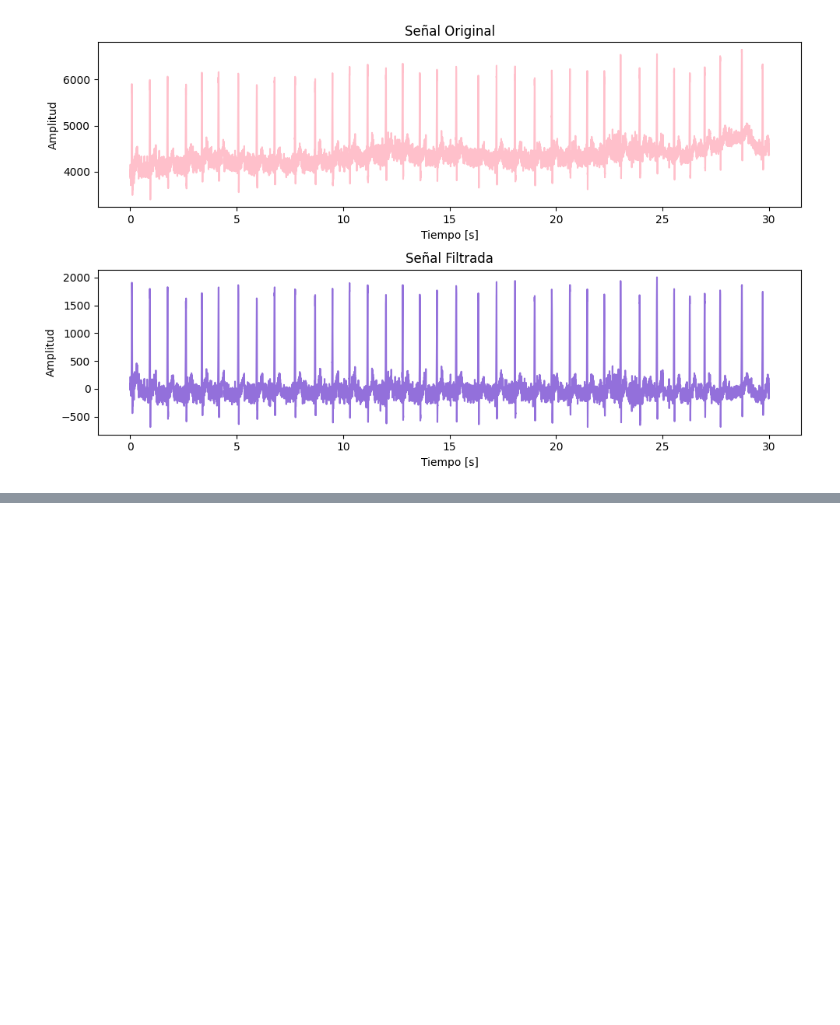
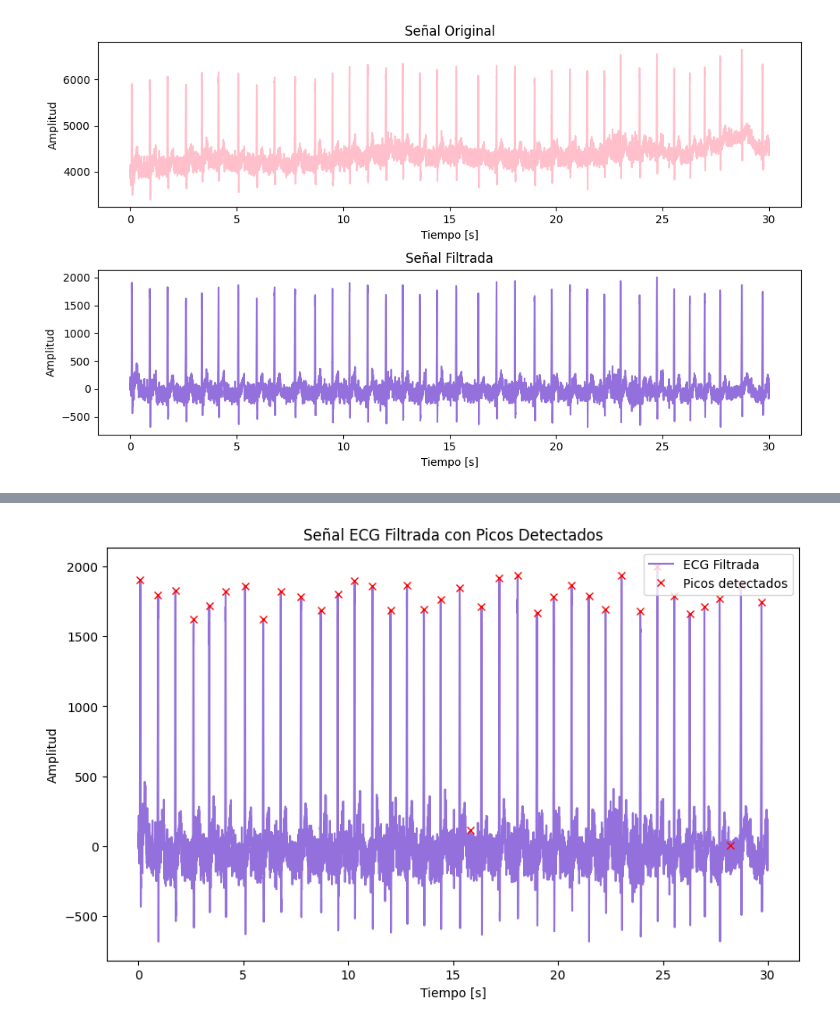
Before and after one commit to isaBedoyao/Biosignals, a Jupyter notebook: PRÁCTICA 3/P3_ECG_AntoniaYepes_IsabellaBedoya.ipynb, the cells around one changed output, grey strips where cells are left out. Drawn from its saved outputs; the diff is of its cells as text; code cells hidden in the pictures; blank space fills up the shorter version.

```diff
--- a/PRÁCTICA 3/P3_ECG_AntoniaYepes_IsabellaBedoya.ipynb
+++ b/PRÁCTICA 3/P3_ECG_AntoniaYepes_IsabellaBedoya.ipynb
@@ -70,0 +141,12 @@ Se observa un desplazamiento (offset) en la señal original, junto con una mayor
+# %%
+peaks, _ = find_peaks(ecg_filtrada, distance=Fs/2, height=0)  # Ajustar los parámetros si es necesario
+plt.figure(figsize=(10, 6))
+plt.plot(t, ecg_filtrada, label='ECG Filtrada', color='mediumpurple')
+plt.plot(t[peaks], ecg_filtrada[peaks], 'rx', label='Picos detectados')
+plt.title('Señal ECG Filtrada con Picos Detectados')
+plt.xlabel('Tiempo [s]')
+plt.ylabel('Amplitud')
+plt.legend()
+plt.show()
+# %% [output]
+[figure, added]
```
Also changed, not shown: parts of 49 cells of this notebook.
